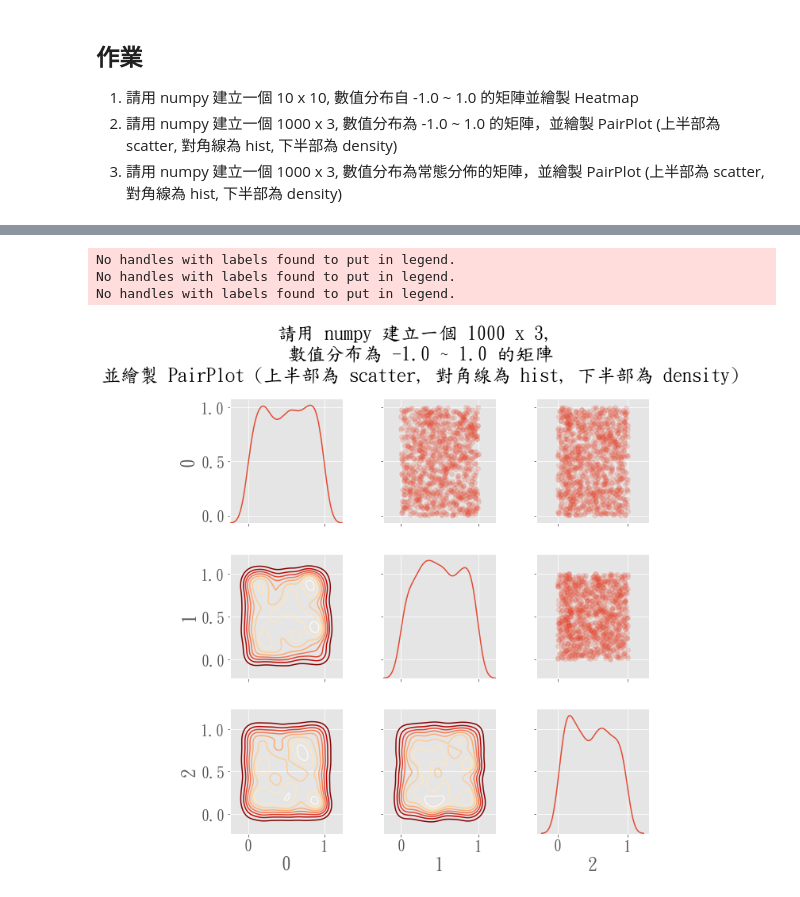
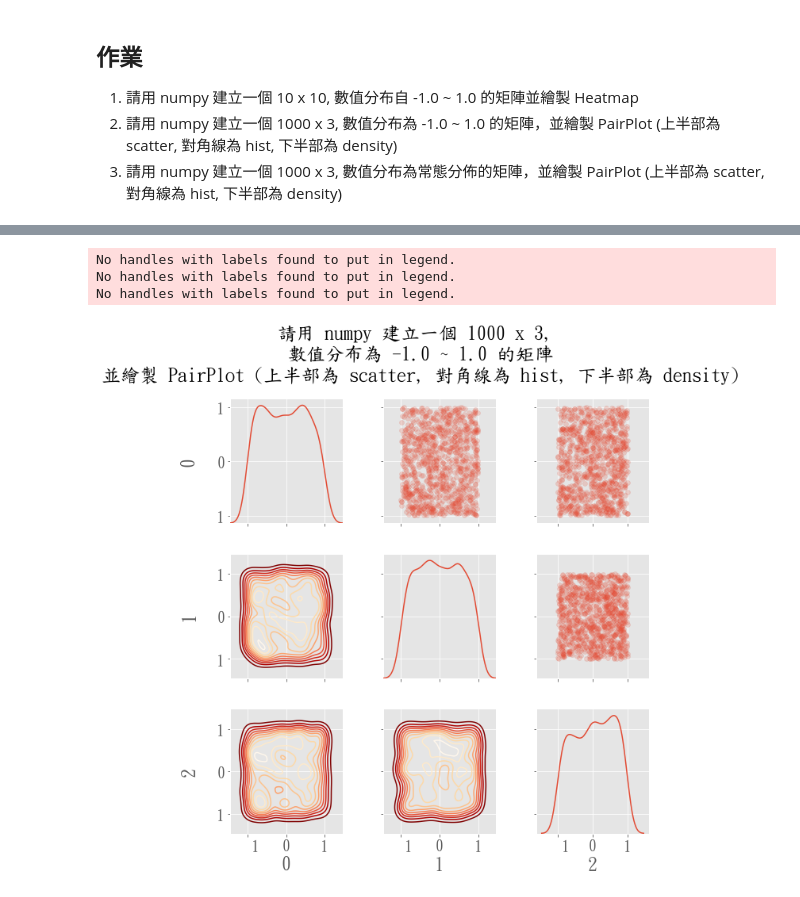
Before and after one commit to msMSG2395/ML100-Days, a Jupyter notebook: homework/Day_015_HW.ipynb, the cells around one changed output, grey strips where cells are left out. Cells and saved outputs as stored; diff of their text form; code cells hidden in the pictures.

```diff
--- a/homework/Day_015_HW.ipynb
+++ b/homework/Day_015_HW.ipynb
@@ -42,34 +42,34 @@ plt.show()
 # %%
 # 請用 numpy 建立一個 1000 x 3, 數值分布為 -1.0 ~ 1.0 的矩陣，並繪製 PairPlot (上半部為 scatter, 對角線為 hist, 下半部為 density)
 nrow = 1000
 ncol = 3
 """
 Your Code Here
 """
-matrix = np.random.random((nrow , ncol))
+matrix = (np.random.random((nrow, ncol)) - 0.5) * 2
 
 indice = np.random.choice([0,1,2], size=nrow)
 plot_data = pd.DataFrame(matrix, indice)
 
 
 grid = sns.PairGrid(data = plot_data, size = 3, diag_sharey=False)
 """
 Your Code Here
 Please replace "..." to correct plot function
 """
 # 上半部為scatter
 grid.map_upper(plt.scatter, alpha = 0.2)
 # 對角線畫 histogram
 grid.map_diag(sns.kdeplot)
 # 下半部放 density plot
 grid.map_lower(sns.kdeplot, cmap = plt.cm.OrRd_r)
 plt.suptitle('請用 numpy 建立一個 1000 x 3, \n數值分布為 -1.0 ~ 1.0 的矩陣\n並繪製 PairPlot (上半部為 scatter, 對角線為 hist, 下半部為 density)', y = 1.1)
 plt.show()
 # %% [output]
 No handles with labels found to put in legend.
 No handles with labels found to put in legend.
 No handles with labels found to put in legend.
-[figure, old version]
+[figure, new version]
 # %%
 # 請用 numpy 建立一個 1000 x 3, 數值分布為常態分佈的矩陣，並繪製 PairPlot (上半部為 scatter, 對角線為 hist, 下半部為 density)
 nrow = 1000
```
Also changed, not shown: parts of 2 cells of this notebook.
